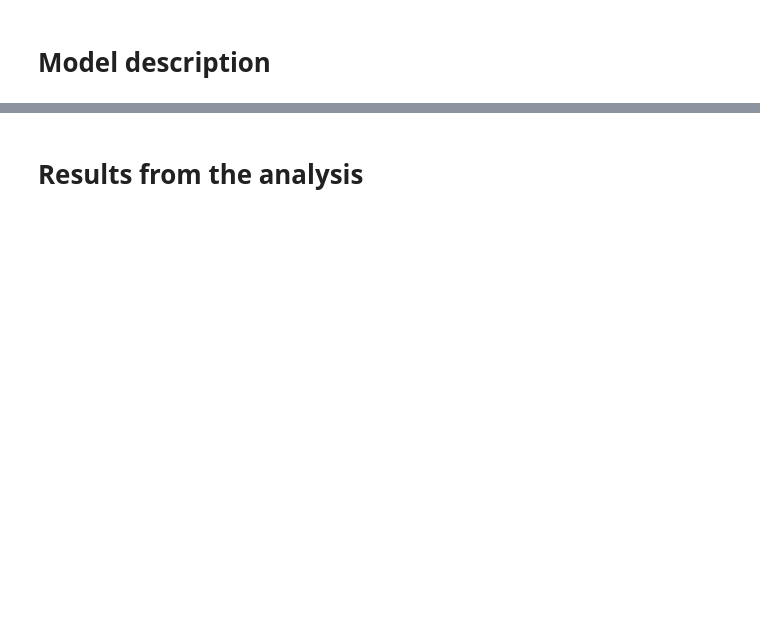
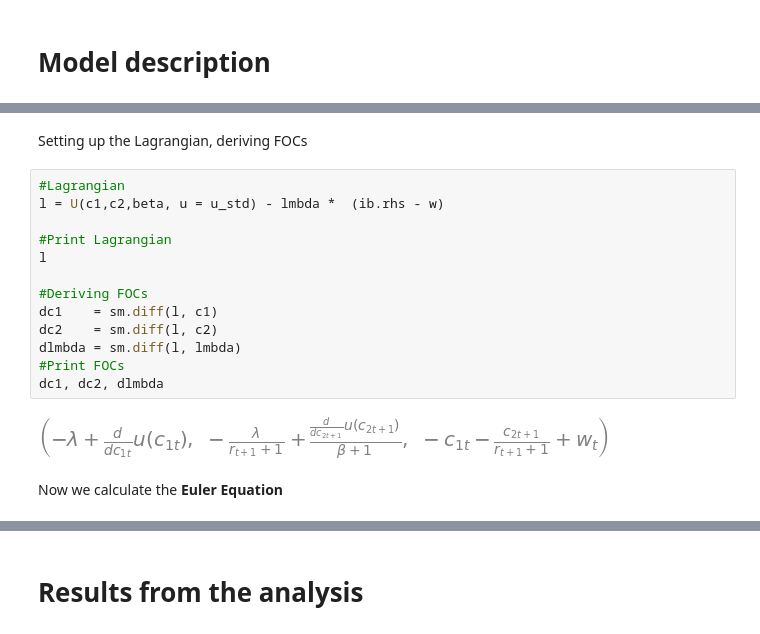
Before and after one commit to NumEconCopenhagen/projects-2020-zjr-hrv, a Jupyter notebook: modelproject/modelproject.ipynb, the cells around one changed output, grey strips where cells are left out. Cells and saved outputs as stored; diff of their text form; blank space fills up the shorter version.

```diff
--- a/modelproject/modelproject.ipynb
+++ b/modelproject/modelproject.ipynb
@@ -186,0 +168,19 @@ plt.show()
+# %% [markdown]
+Setting up the Lagrangian, deriving FOCs
+# %%
+#Lagrangian
+l = U(c1,c2,beta, u = u_std) - lmbda *  (ib.rhs - w)
+
+#Print Lagrangian
+l
+
+#Deriving FOCs
+dc1    = sm.diff(l, c1)
+dc2    = sm.diff(l, c2)
+dlmbda = sm.diff(l, lmbda)
+#Print FOCs
+dc1, dc2, dlmbda
+# %% [output]
+[figure, added]
+# %% [markdown]
+Now we calculate the **Euler Equation**
```
Also changed, not shown: parts of 51 cells of this notebook.
